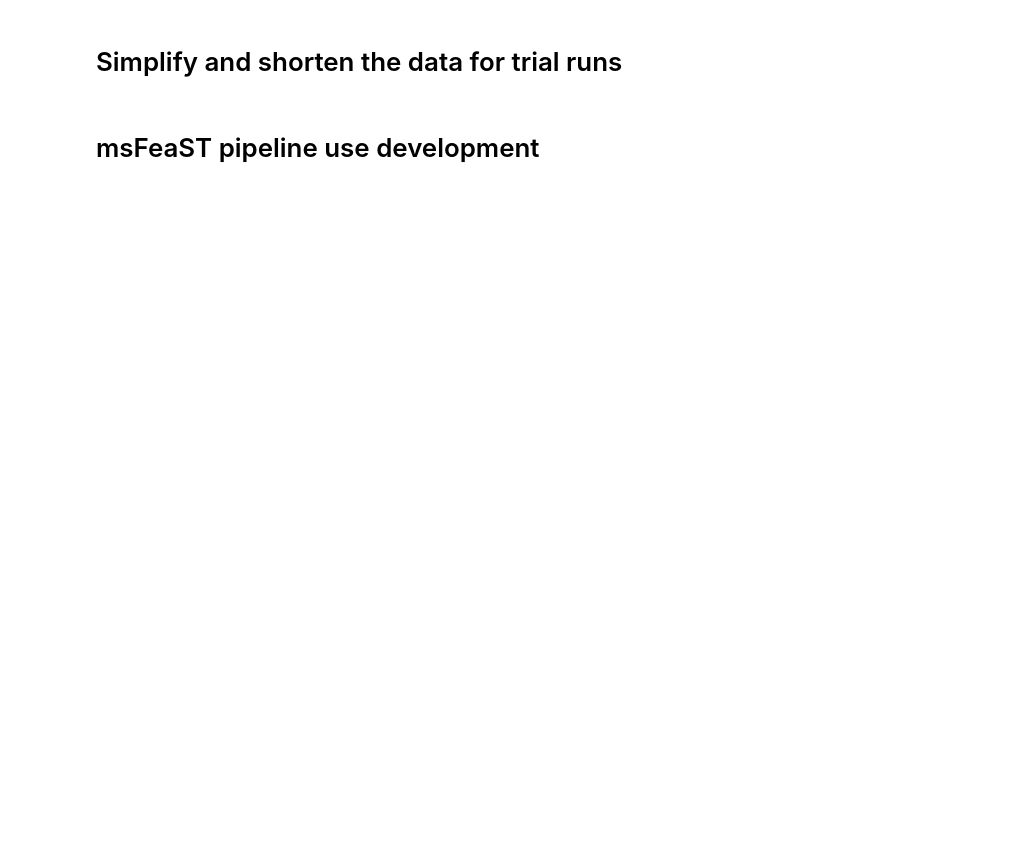
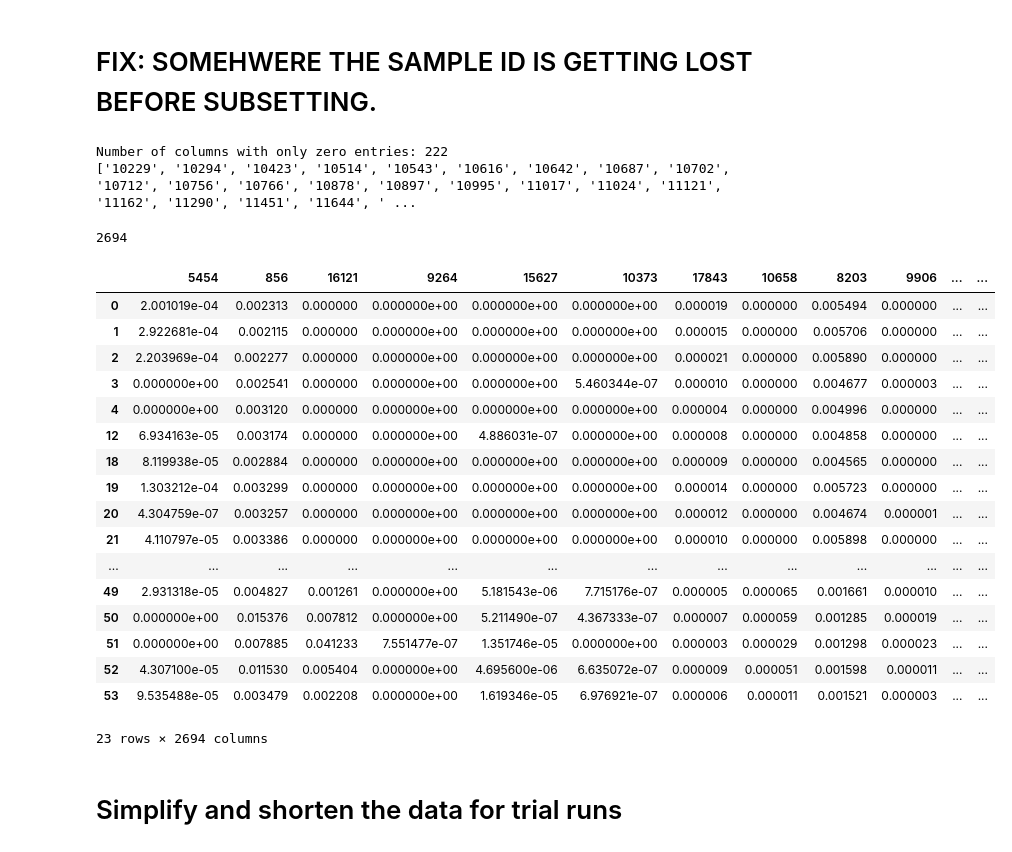
Before and after one commit to kevinmildau/msFeaST, a Jupyter notebook: notebooks/case_study_data_processing.ipynb, the cells around one changed output. Cells and saved outputs as stored; diff of their text form; code cells hidden in the pictures; blank space fills up the shorter version.

```diff
--- a/notebooks/case_study_data_processing.ipynb
+++ b/notebooks/case_study_data_processing.ipynb
@@ -91,0 +69,3 @@ print(spectra[0].get("precursor_mz"))
+# %%
+from msfeast.preprocessing import apply_default_spectral_processing
+spectra = apply_default_spectral_processing(raw_spectra)
@@ -92,3 +243,59 @@ print(spectra[0].get("precursor_mz"))
+# %%
+def generate_exclusion_list (quantification_table : pd.DataFrame):
+  zero_columns = quantification_table.columns[(quantification_table == 0).all()]
+  if zero_columns.empty:
+      print("No columns have only zero entries.")
+  else:
+      print(f"Number of columns with only zero entries: {len(zero_columns)}")
+  all_zero_features = list(zero_columns)
+  return all_zero_features
+
+
+from msfeast.preprocessing import subset_spectra_to_include
+from typing import List
+def align_feature_subsets(quantification_table : pd.DataFrame, spectra : List[matchms.Spectrum]):
+  # Assumes:
+  # --> treatment table is already subset, and only relevant samples are in quantification table
+  # --> spectra were already subset and contain only suitable spectra (no further removal necessary)
+  all_features = [spec.get("feature_id") for spec in spectra]
+  exclusion_list = generate_exclusion_list(quant_table) # this is only the case after subsetting the samples sets.
+  print(exclusion_list)
+  overlapping_features = list(set(all_features).difference(set(exclusion_list)))
+  subset_spectra = subset_spectra_to_include(spectra, overlapping_features)
+  subset_quant_table = quantification_table[overlapping_features]
+  return subset_quant_table, subset_spectra
+# %% [markdown]
+# FIX: SOMEHWERE THE SAMPLE ID IS GETTING LOST BEFORE SUBSETTING.
+# %%
+qt, sp = align_feature_subsets(quant_table, spectra)
+# %% [output]
+Number of columns with only zero entries: 222
+['10229', '10294', '10423', '10514', '10543', '10616', '10642', '10687', '10702', '10712', '10756', '10766', '10878', '10897', '10995', '11017', '11024', '11121', '11162', '11290', '11451', '11644', ' ...
+# %%
+len(sp)
+# %% [output]
+2694
+# %%
+qt
+# %% [output]
+|  | 5454 | 856 | 16121 | 9264 | 15627 | 10373 | 17843 | 10658 | 8203 | 9906 | ... | ... |
+| 0 | 2.001019e-04 | 0.002313 | 0.000000 | 0.000000e+00 | 0.000000e+00 | 0.000000e+00 | 0.000019 | 0.000000 | 0.005494 | 0.000000 | ... | ... |
+| 1 | 2.922681e-04 | 0.002115 | 0.000000 | 0.000000e+00 | 0.000000e+00 | 0.000000e+00 | 0.000015 | 0.000000 | 0.005706 | 0.000000 | ... | ... |
+| 2 | 2.203969e-04 | 0.002277 | 0.000000 | 0.000000e+00 | 0.000000e+00 | 0.000000e+00 | 0.000021 | 0.000000 | 0.005890 | 0.000000 | ... | ... |
+| 3 | 0.000000e+00 | 0.002541 | 0.000000 | 0.000000e+00 | 0.000000e+00 | 5.460344e-07 | 0.000010 | 0.000000 | 0.004677 | 0.000003 | ... | ... |
+| 4 | 0.000000e+00 | 0.003120 | 0.000000 | 0.000000e+00 | 0.000000e+00 | 0.000000e+00 | 0.000004 | 0.000000 | 0.004996 | 0.000000 | ... | ... |
+| 12 | 6.934163e-05 | 0.003174 | 0.000000 | 0.000000e+00 | 4.886031e-07 | 0.000000e+00 | 0.000008 | 0.000000 | 0.004858 | 0.000000 | ... | ... |
+| 18 | 8.119938e-05 | 0.002884 | 0.000000 | 0.000000e+00 | 0.000000e+00 | 0.000000e+00 | 0.000009 | 0.000000 | 0.004565 | 0.000000 | ... | ... |
+| 19 | 1.303212e-04 | 0.003299 | 0.000000 | 0.000000e+00 | 0.000000e+00 | 0.000000e+00 | 0.000014 | 0.000000 | 0.005723 | 0.000000 | ... | ... |
+| 20 | 4.304759e-07 | 0.003257 | 0.000000 | 0.000000e+00 | 0.000000e+00 | 0.000000e+00 | 0.000012 | 0.000000 | 0.004674 | 0.000001 | ... | ... |
+| 21 | 4.110797e-05 | 0.003386 | 0.000000 | 0.000000e+00 | 0.000000e+00 | 0.000000e+00 | 0.000010 | 0.000000 | 0.005898 | 0.000000 | ... | ... |
+| ... | ... | ... | ... | ... | ... | ... | ... | ... | ... | ... | ... | ... |
+| 49 | 2.931318e-05 | 0.004827 | 0.001261 | 0.000000e+00 | 5.181543e-06 | 7.715176e-07 | 0.000005 | 0.000065 | 0.001661 | 0.000010 | ... | ... |
+| 50 | 0.000000e+00 | 0.015376 | 0.007812 | 0.000000e+00 | 5.211490e-07 | 4.367333e-07 | 0.000007 | 0.000059 | 0.001285 | 0.000019 | ... | ... |
+| 51 | 0.000000e+00 | 0.007885 | 0.041233 | 7.551477e-07 | 1.351746e-05 | 0.000000e+00 | 0.000003 | 0.000029 | 0.001298 | 0.000023 | ... | ... |
+| 52 | 4.307100e-05 | 0.011530 | 0.005404 | 0.000000e+00 | 4.695600e-06 | 6.635072e-07 | 0.000009 | 0.000051 | 0.001598 | 0.000011 | ... | ... |
+| 53 | 9.535488e-05 | 0.003479 | 0.002208 | 0.000000e+00 | 1.619346e-05 | 6.976921e-07 | 0.000006 | 0.000011 | 0.001521 | 0.000003 | ... | ... |
+23 rows × 2694 columns
 # %% [markdown]
 # Simplify and shorten the data for trial runs
 # %%
@@ -115,5 +322,3 @@ import os
 test_quantification_table.to_csv(os.path.join("test_data_medium","test_quant_table.csv"))
 test_treatment_data.to_csv(os.path.join("test_data_medium", "test_treat_table.csv"))
 matchms.exporting.save_as_mgf(test_spectra, os.path.join("test_data_medium","test_spectra.mgf"))
-# %% [markdown]
-# msFeaST pipeline use development
```
Also changed, not shown: parts of 36 cells of this notebook.
